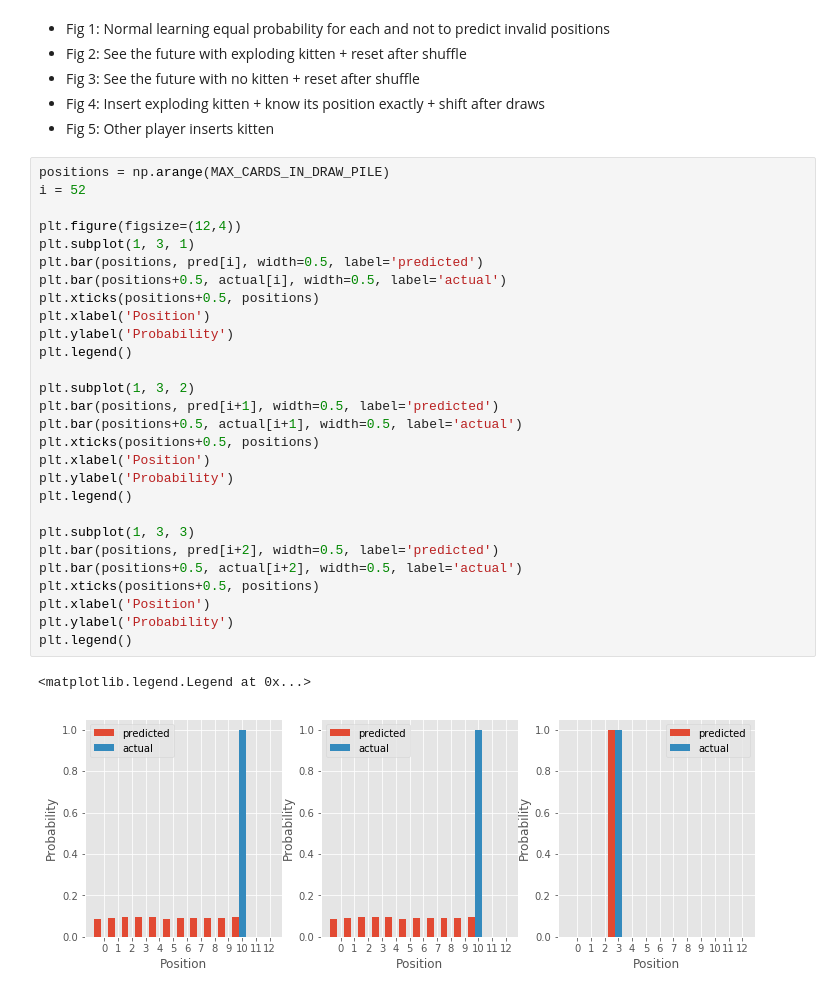
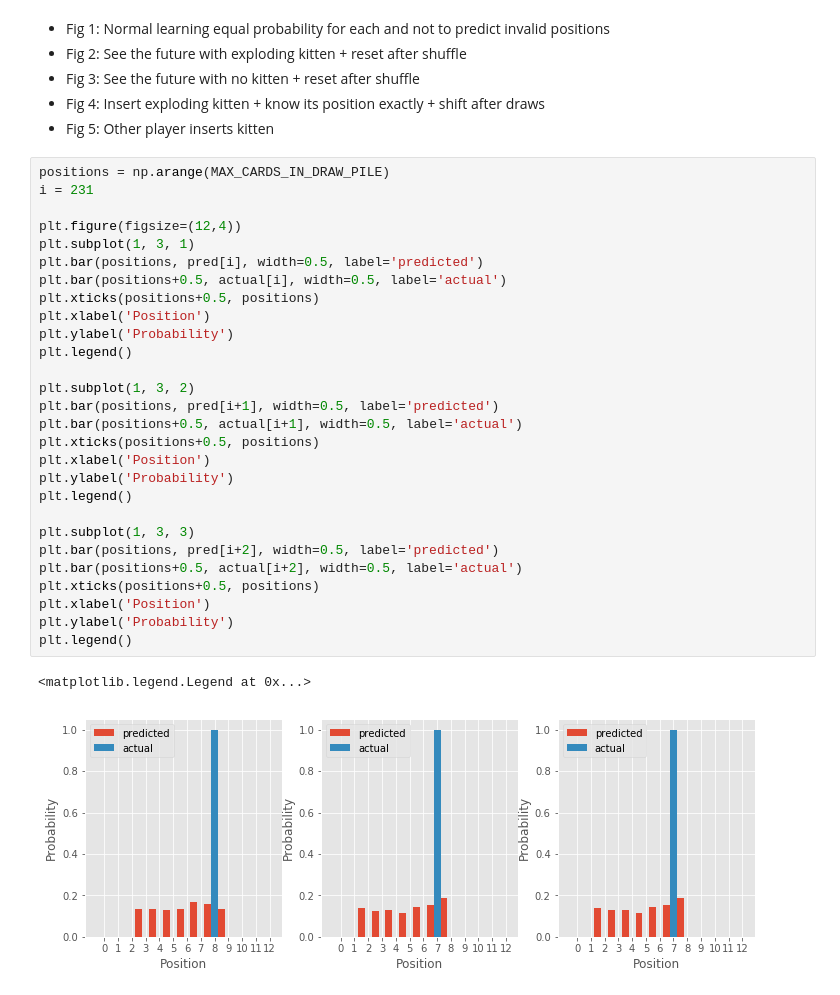
Before and after one commit to timpalpant/alphacats, a Jupyter notebook: model/Kitten Position.ipynb, the cells around one changed output. Cells and saved outputs as stored; diff of their text form.

```diff
--- a/model/Kitten Position.ipynb
+++ b/model/Kitten Position.ipynb
@@ -160,32 +160,32 @@ pred = predicted[:len(actual)]
 - Fig 5: Other player inserts kitten
 # %%
 positions = np.arange(MAX_CARDS_IN_DRAW_PILE)
-i = 52
+i = 231
 
 plt.figure(figsize=(12,4))
 plt.subplot(1, 3, 1)
 plt.bar(positions, pred[i], width=0.5, label='predicted')
 plt.bar(positions+0.5, actual[i], width=0.5, label='actual')
 plt.xticks(positions+0.5, positions)
 plt.xlabel('Position')
 plt.ylabel('Probability')
 plt.legend()
 
 plt.subplot(1, 3, 2)
 plt.bar(positions, pred[i+1], width=0.5, label='predicted')
 plt.bar(positions+0.5, actual[i+1], width=0.5, label='actual')
 plt.xticks(positions+0.5, positions)
 plt.xlabel('Position')
 plt.ylabel('Probability')
 plt.legend()
 
 plt.subplot(1, 3, 3)
 plt.bar(positions, pred[i+2], width=0.5, label='predicted')
 plt.bar(positions+0.5, actual[i+2], width=0.5, label='actual')
 plt.xticks(positions+0.5, positions)
 plt.xlabel('Position')
 plt.ylabel('Probability')
 plt.legend()
 # %% [output]
 <matplotlib.legend.Legend at 0x...>
-[figure, old version]
+[figure, new version]
```
Also changed, not shown: 4 other files.
